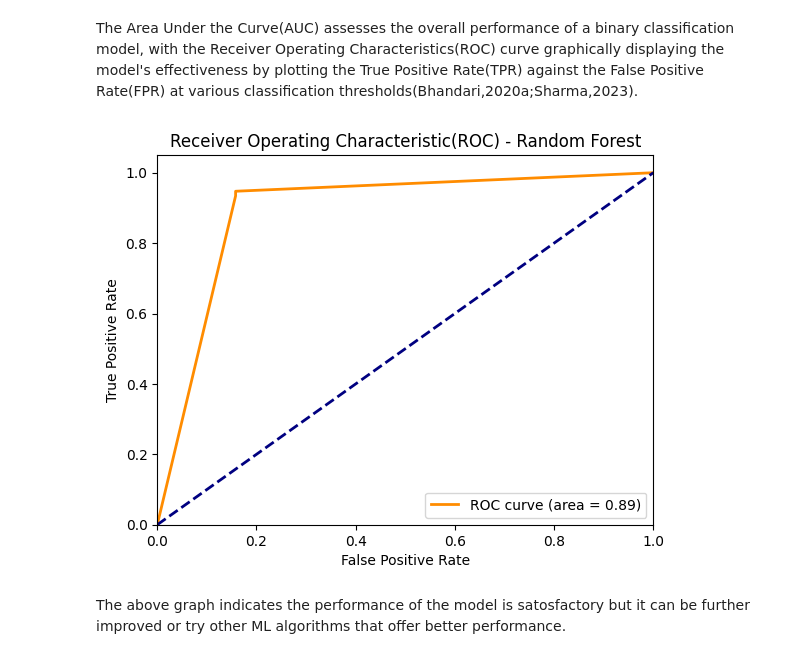
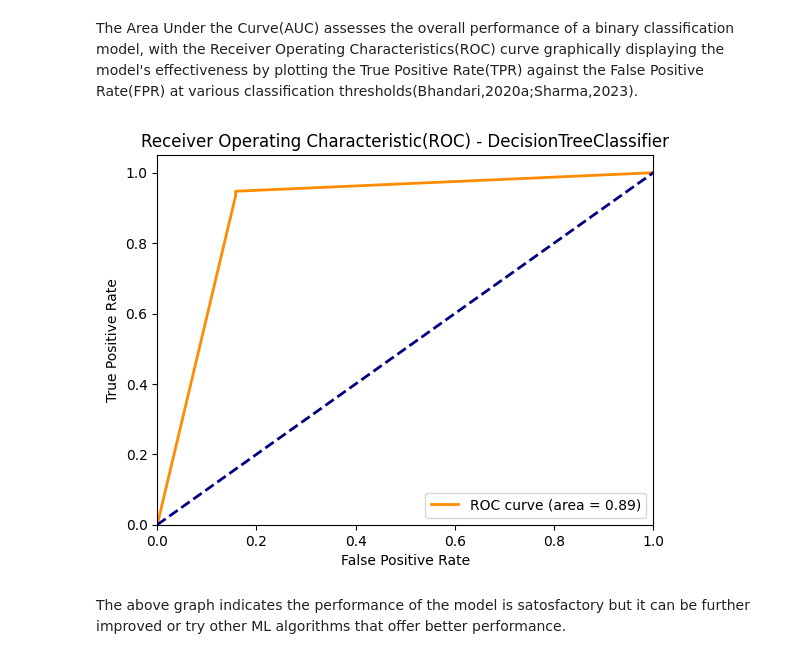
Before and after one commit to treesa-joseph/Cancer_Cases_Classification, a Jupyter notebook: Cancer_Cases_Classification.ipynb, the cells around one changed output. Drawn from its saved outputs; the diff is of its cells as text; code cells hidden in the pictures.

```diff
--- a/Cancer_Cases_Classification.ipynb
+++ b/Cancer_Cases_Classification.ipynb
@@ -330,26 +330,26 @@ The Area Under the Curve(AUC) assesses the overall performance of a binary class
 # %%
 
 y_scores = dtc_model.predict_proba(X_test)[:, 1]
 
 # Assuming you have calculated TPR and FPR for different thresholds
 fpr, tpr, thresholds = roc_curve(Y_test, y_scores)
 
 # Calculate AUC
 roc_auc = auc(fpr, tpr)
 
 # Plot ROC Curve
 plt.figure()
 plt.plot(fpr, tpr, color='darkorange', lw=2, label='ROC curve (area = {:.2f})'.format(roc_auc))
 plt.plot([0, 1], [0, 1], color='navy', lw=2, linestyle='--')
 plt.xlim([0.0, 1.0])
 plt.ylim([0.0, 1.05])
 plt.xlabel('False Positive Rate')
 plt.ylabel('True Positive Rate')
-plt.title('Receiver Operating Characteristic(ROC) - Random Forest')
+plt.title('Receiver Operating Characteristic(ROC) - DecisionTreeClassifier')
 plt.legend(loc='lower right')
 plt.show()
 # %% [output]
-[figure, old version]
+[figure, new version]
 # %% [markdown]
 The above graph indicates the performance of the model is satosfactory but it can be further improved or try other ML algorithms that offer better performance.
 # %% [markdown]
```
